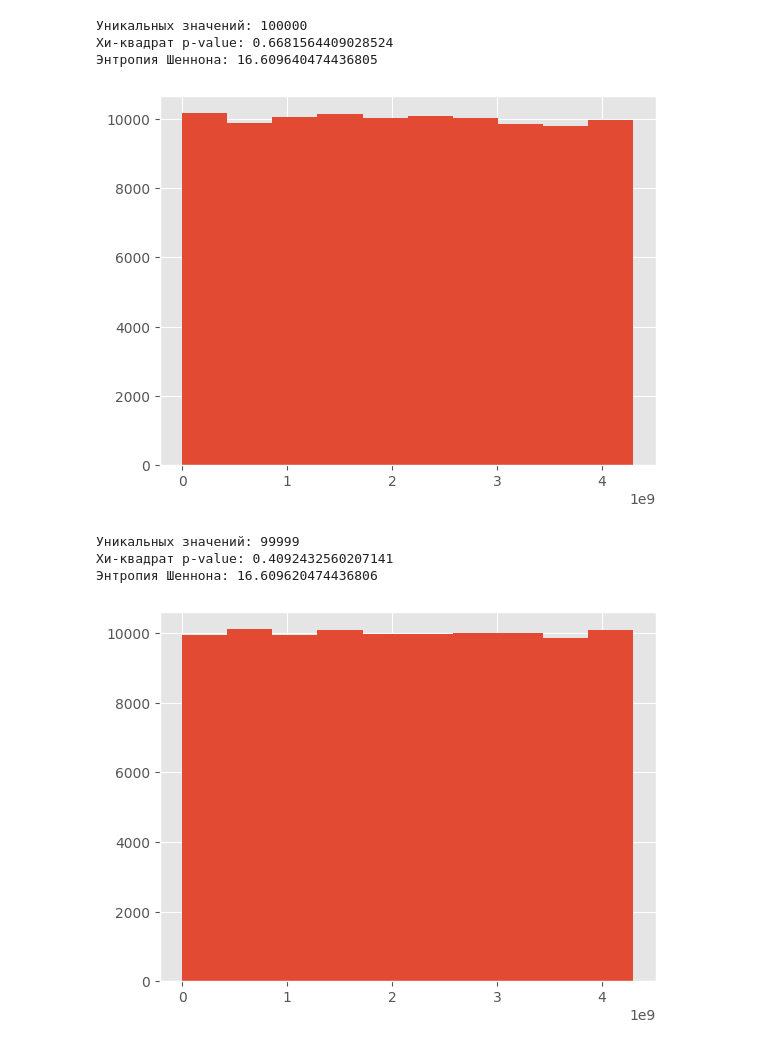
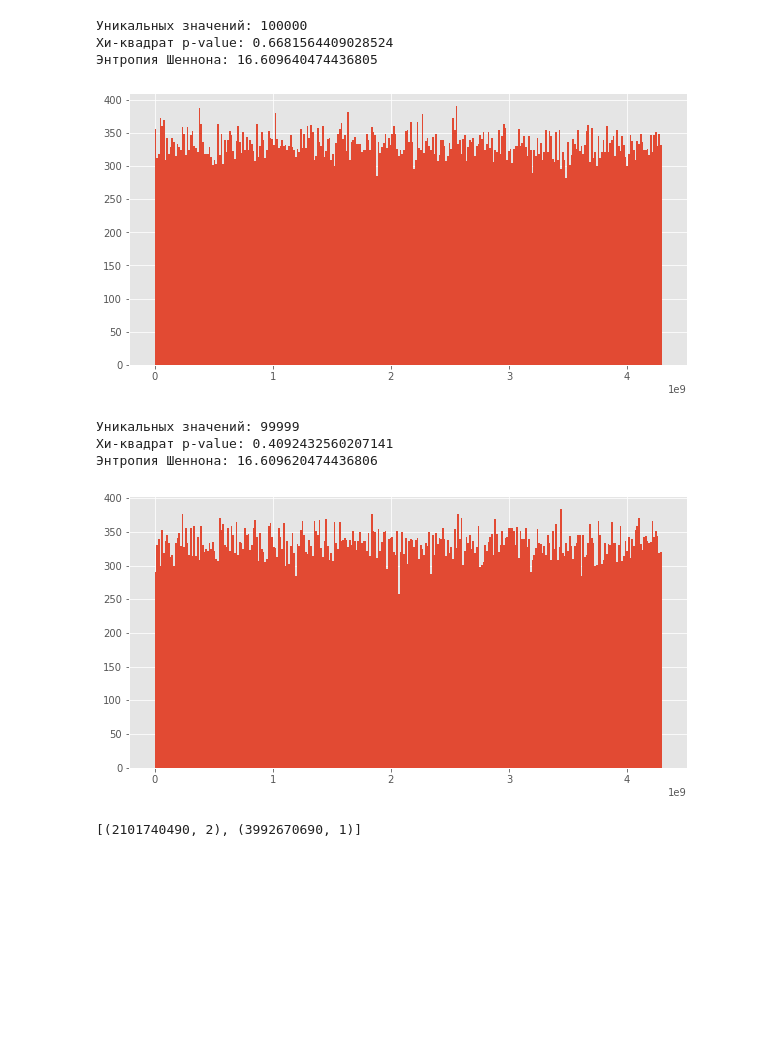
Before and after one commit to h4cktivist/dsa-final, a Jupyter notebook: analysis.ipynb, the cells around one changed output. Cells and saved outputs as stored; diff of their text form; code cells hidden in the pictures; blank space fills up the shorter version.

```diff
--- a/analysis.ipynb
+++ b/analysis.ipynb
@@ -110,18 +80,20 @@ mtw_cpp_sample = read_from_file('mt_sample.txt')
 xor_cpp_sample = read_from_file('xorshift_sample.txt')
 rd_cpp_sample = read_from_file('rdrand_sample.txt')
 # %%
-plt.hist(lcg_cpp_sample)
+plt.figure(figsize=(10, 5))
+plt.hist(lcg_cpp_sample, bins=300)
 _, p_value = is_uniformly_distributed(lcg_cpp_sample)
 print(f'Уникальных значений: {len(np.unique(np.array(lcg_cpp_sample)))}')
 print(f'Хи-квадрат p-value: {p_value}')
 print(f'Энтропия Шеннона: {shannon_entropy(lcg_cpp_sample)}')
 # %% [output]
 Уникальных значений: 100000
 Хи-квадрат p-value: 0.6681564409028524
 Энтропия Шеннона: 16.609640474436805
-[figure, old version]
+[figure, new version]
 # %%
-plt.hist(mtw_cpp_sample)
+plt.figure(figsize=(10, 5))
+plt.hist(mtw_cpp_sample, bins=300)
 _, p_value = is_uniformly_distributed(mtw_cpp_sample)
 print(f'Уникальных значений: {len(np.unique(np.array(mtw_cpp_sample)))}')
 print(f'Хи-квадрат p-value: {p_value}')
@@ -130,5 +102,9 @@ print(f'Энтропия Шеннона: {shannon_entropy(mtw_cpp_sample)}')
 Уникальных значений: 99999
 Хи-квадрат p-value: 0.4092432560207141
 Энтропия Шеннона: 16.609620474436806
-[figure, old version]
+[figure, new version]
+# %%
+Counter(mtw_cpp_sample).most_common()[:2]
+# %% [output]
+[(2101740490, 2), (3992670690, 1)]
 # %%
```
Also changed, not shown: parts of 13 cells of this notebook, 2 other files.
